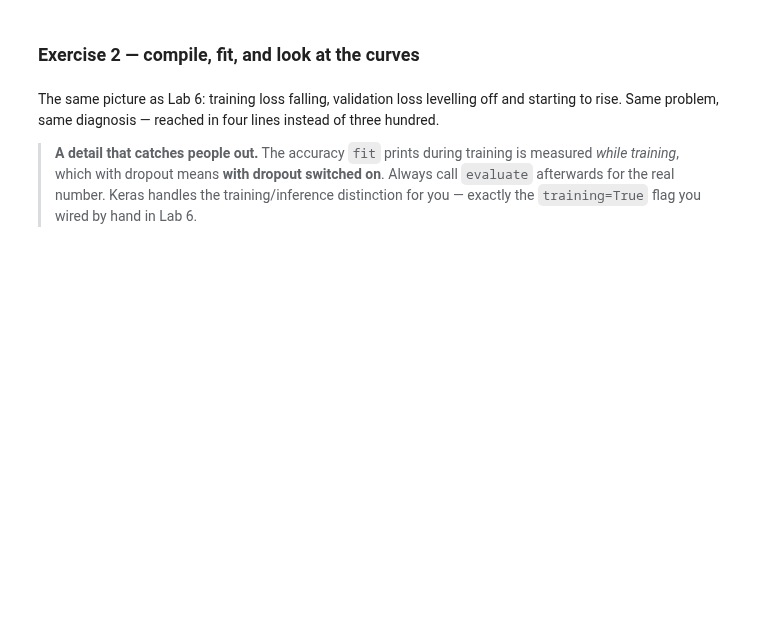
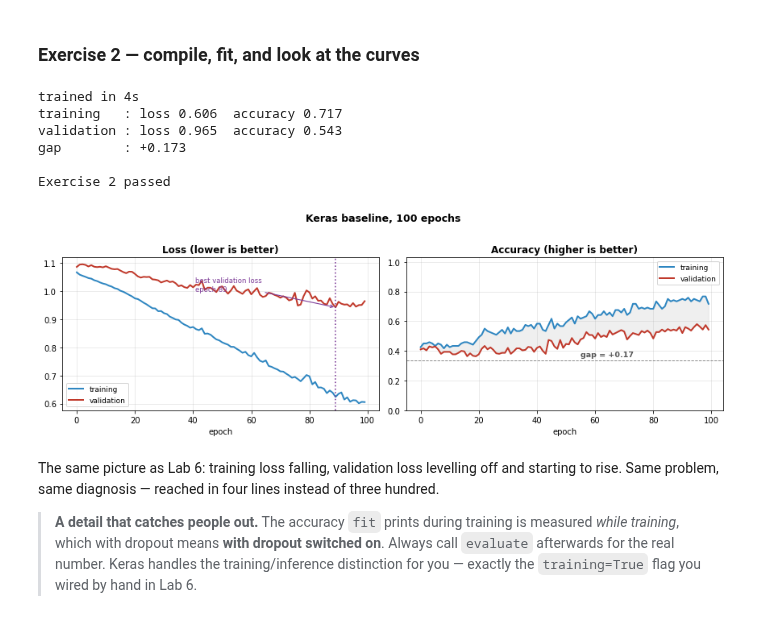
Before and after one commit to Ephab/dl-uni, a Jupyter notebook: lab07/lab07.ipynb, the cells around one changed output. Saved outputs shown, nothing was run; the diff lists cells and outputs as text; code cells hidden in the pictures; blank space fills up the shorter version.

```diff
--- a/lab07/lab07.ipynb
+++ b/lab07/lab07.ipynb
@@ -194,14 +215,14 @@ def build_model(hidden=128, l2=0.0, dropout_rate=0.0, seed=0):
     parts = [layers.Input(shape=(2,))]
     # TODO: a Dense layer with `hidden` neurons, ReLU activation,
     #       and kernel_regularizer=kernel_reg
-    parts.append(...)
+    parts.append(layers.Dense(hidden, activation="relu", kernel_regularizer=kernel_reg))
 
     if dropout_rate > 0:
         # TODO: a Dropout layer with this rate
-        parts.append(...)
+        parts.append(layers.Dropout(dropout_rate))
 
     # TODO: the output layer - 3 neurons, softmax
-    parts.append(...)
+    parts.append(layers.Dense(3, activation="softmax"))
 
     return keras.Sequential(parts)
 
@@ -259,33 +286,44 @@ measurement you set up by hand in Lab 6. The returned `history` holds every numb
 # %%
 model = build_model()
 
 # TODO: compile with Adam at learning rate 0.02, sparse categorical cross-entropy,
 #       and accuracy as a metric
-model.compile(...)
+model.compile(optimizer=keras.optimizers.Adam(0.02),
+              loss="sparse_categorical_crossentropy",
+              metrics=["accuracy"])
 
 t0 = time.time()
 # TODO: fit for 100 epochs, batch_size 32, with X_val/y_val as validation data,
 #       and verbose=0.  Keep the returned History.
-history = ...
+history = model.fit(X_train, y_train, epochs=100, batch_size=32,
+                    validation_data=(X_val, y_val), verbose=0)
 print(f"trained in {time.time() - t0:.0f}s")
 
 # TODO: evaluate on training and validation data.
 #       model.evaluate(..., verbose=0) returns [loss, accuracy]
-train_loss, train_acc = ...
-val_loss, val_acc = ...
+train_loss, train_acc = model.evaluate(X_train, y_train, verbose=0)
+val_loss, val_acc = model.evaluate(X_val, y_val, verbose=0)
 
 print(f"training   : loss {train_loss:.3f}  accuracy {train_acc:.3f}")
 print(f"validation : loss {val_loss:.3f}  accuracy {val_acc:.3f}")
 print(f"gap        : {train_acc - val_acc:+.3f}")
 
 # --- self-check ---
 assert "val_loss" in history.history, "did you pass validation_data?"
 assert len(history.history["loss"]) == 100, "100 epochs means 100 recorded losses"
 assert train_acc > 0.6, "100 epochs should get well above chance on the training set"
 print("\nExercise 2 passed")
 
 fig = draw_overfitting_curves(history_to_rows(history), "Keras baseline, 100 epochs")
 plt.show()
+# %% [output]
+trained in 4s
+training   : loss 0.606  accuracy 0.717
+validation : loss 0.965  accuracy 0.543
+gap        : +0.173
+
+Exercise 2 passed
+[figure, added]
 # %% [markdown]
 The same picture as Lab 6: training loss falling, validation loss levelling off and starting to
 rise. Same problem, same diagnosis — reached in four lines instead of three hundred.
```
Also changed, not shown: parts of 10 cells of this notebook.
